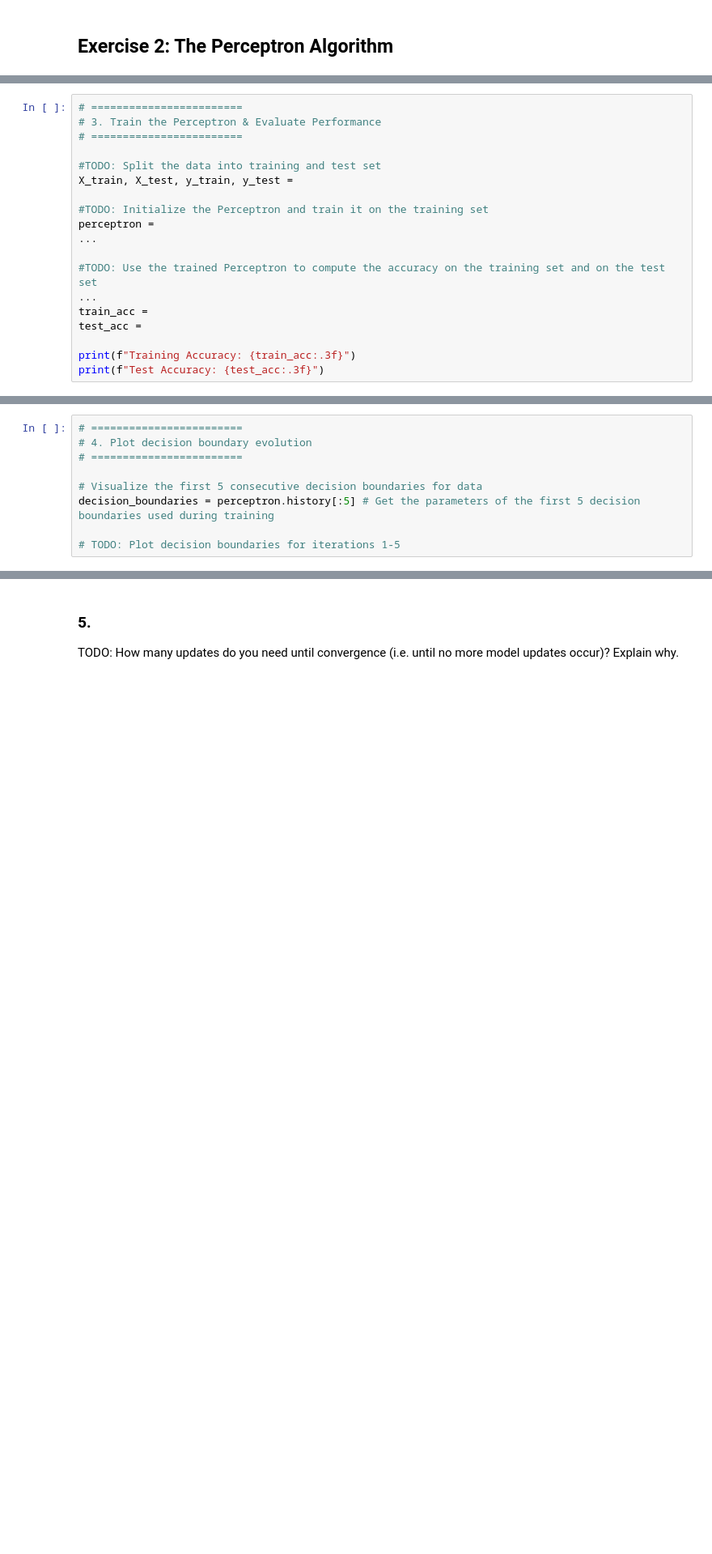
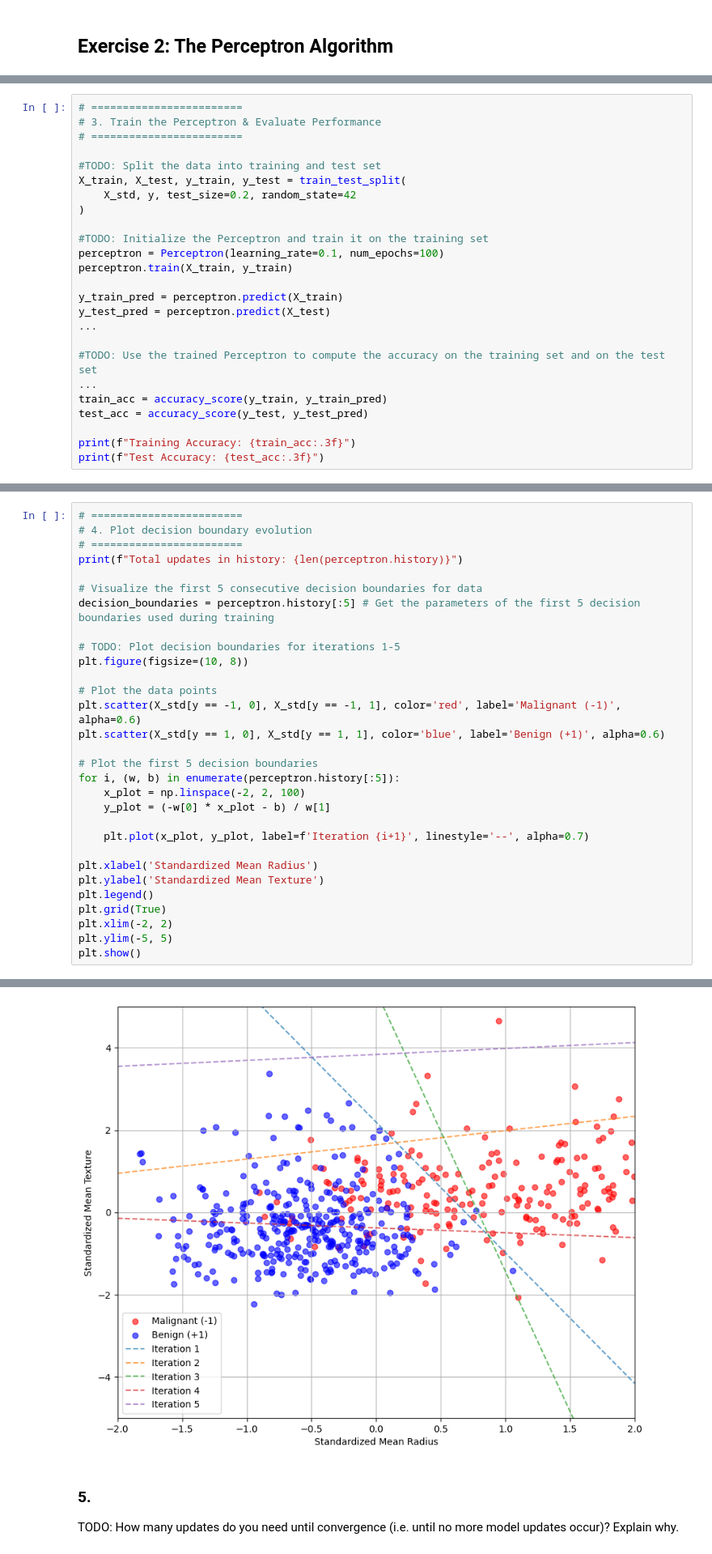
Before and after one commit to Tsumugivolle77/MLE-Sheets, a Jupyter notebook: sheet1/MLE25_sheet01.ipynb, the cells around one changed output, grey strips where cells are left out. Shown at 81% size. Cells and saved outputs as stored; diff of their text form; blank space fills up the shorter version.

```diff
--- a/sheet1/MLE25_sheet01.ipynb
+++ b/sheet1/MLE25_sheet01.ipynb
@@ -71,16 +102,22 @@ class Perceptron:
 # ========================
 
 #TODO: Split the data into training and test set
-X_train, X_test, y_train, y_test =
+X_train, X_test, y_train, y_test = train_test_split(
+    X_std, y, test_size=0.2, random_state=42
+)
 
 #TODO: Initialize the Perceptron and train it on the training set
-perceptron =
+perceptron = Perceptron(learning_rate=0.1, num_epochs=100)
+perceptron.train(X_train, y_train)
+
+y_train_pred = perceptron.predict(X_train)
+y_test_pred = perceptron.predict(X_test)
 ...
 
 #TODO: Use the trained Perceptron to compute the accuracy on the training set and on the test set
 ...
-train_acc =
-test_acc =
+train_acc = accuracy_score(y_train, y_train_pred)
+test_acc = accuracy_score(y_test, y_test_pred)
 
 print(f"Training Accuracy: {train_acc:.3f}")
 print(f"Test Accuracy: {test_acc:.3f}")
@@ -88,8 +128,30 @@ print(f"Test Accuracy: {test_acc:.3f}")
 # ========================
 # 4. Plot decision boundary evolution
 # ========================
+print(f"Total updates in history: {len(perceptron.history)}")
 
 # Visualize the first 5 consecutive decision boundaries for data
 decision_boundaries = perceptron.history[:5] # Get the parameters of the first 5 decision boundaries used during training
 
 # TODO: Plot decision boundaries for iterations 1-5
+plt.figure(figsize=(10, 8))
+
+# Plot the data points
+plt.scatter(X_std[y == -1, 0], X_std[y == -1, 1], color='red', label='Malignant (-1)', alpha=0.6)
+plt.scatter(X_std[y == 1, 0], X_std[y == 1, 1], color='blue', label='Benign (+1)', alpha=0.6)
+
+# Plot the first 5 decision boundaries
+for i, (w, b) in enumerate(perceptron.history[:5]):
+    x_plot = np.linspace(-2, 2, 100)
+    y_plot = (-w[0] * x_plot - b) / w[1]
+
+    plt.plot(x_plot, y_plot, label=f'Iteration {i+1}', linestyle='--', alpha=0.7)
+
+plt.xlabel('Standardized Mean Radius')
+plt.ylabel('Standardized Mean Texture')
+plt.legend()
+plt.grid(True)
+plt.xlim(-2, 2)
+plt.ylim(-5, 5)
+plt.show()
+# %% [output]
@@ -96,3 +159,4 @@ decision_boundaries = perceptron.history[:5] # Get the parameters of the first 5
+[figure, added]
 # %% [markdown]
 ### 5.
 TODO: How many updates do you need until convergence (i.e. until no more model updates
```
Also changed, not shown: parts of 10 cells of this notebook.
